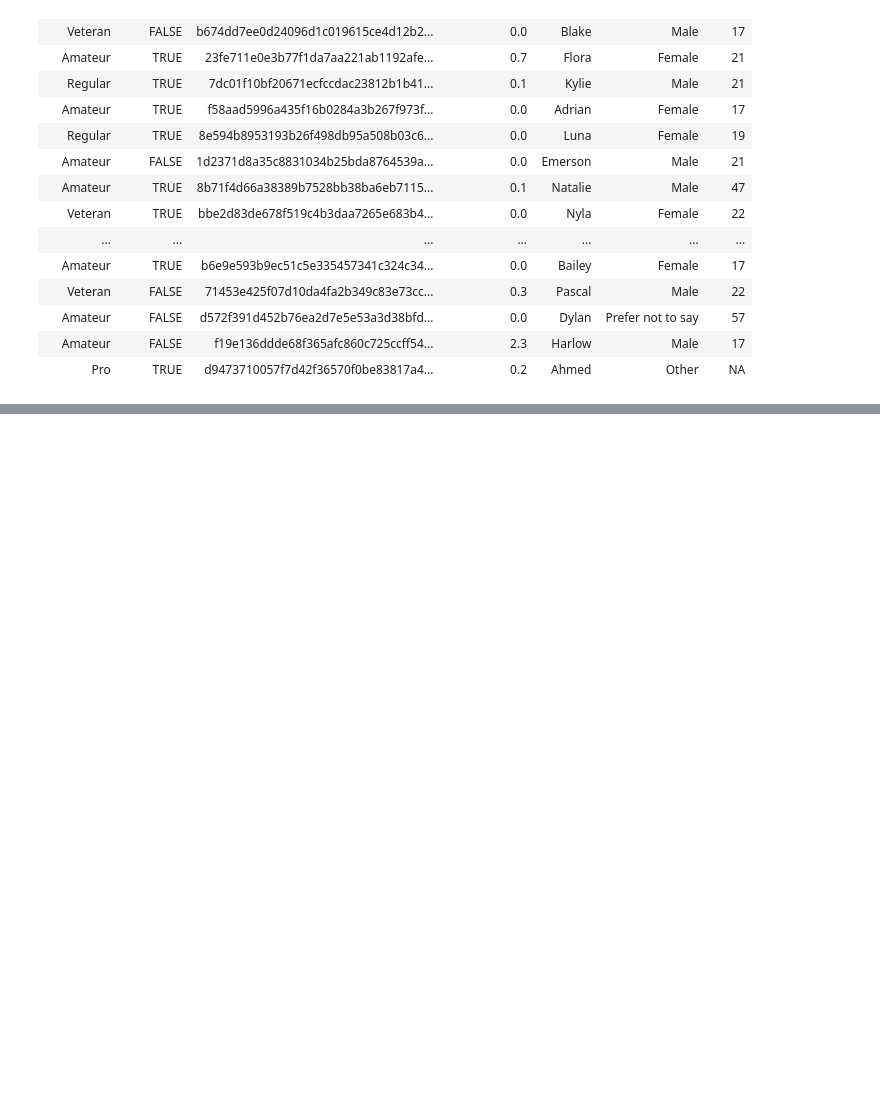
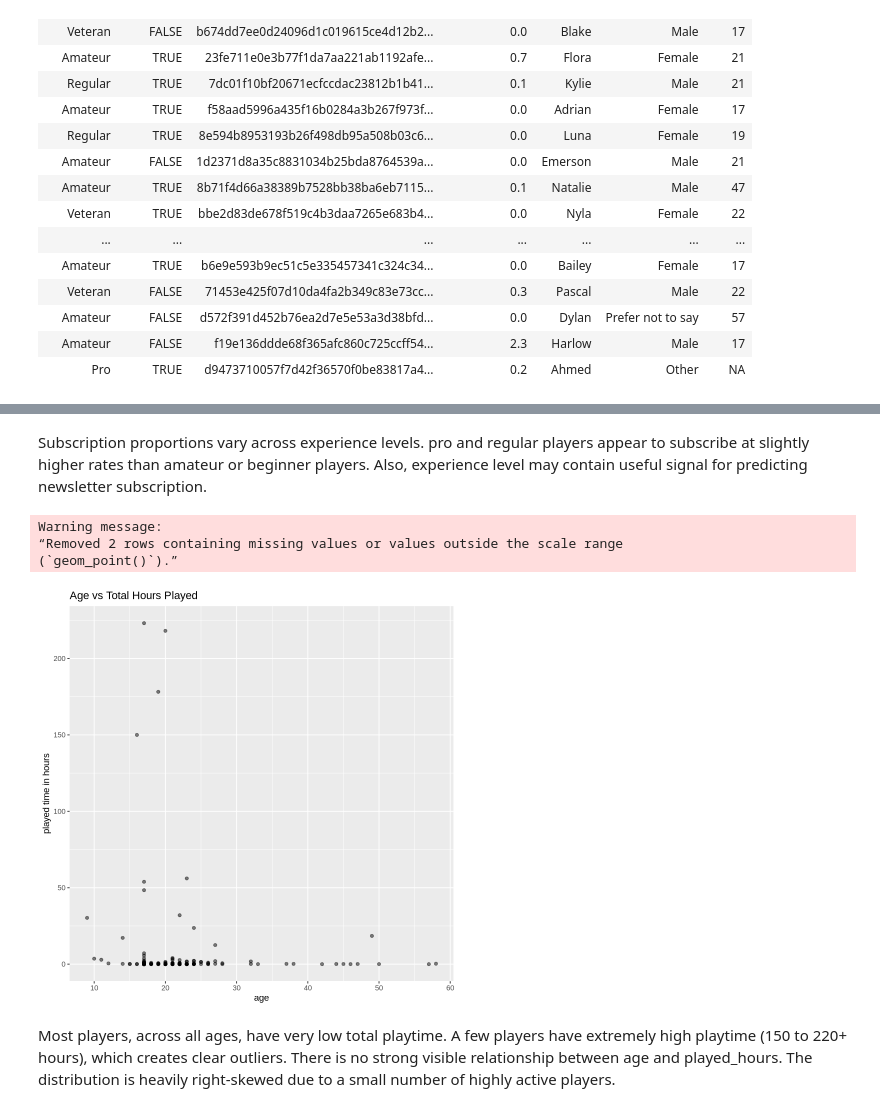
Before and after one commit to harleenr726-gif/Dsci_100_video_game_project, a Jupyter notebook: Project_Proposal.ipynb, the cells around one changed output, grey strips where cells are left out. Cells and saved outputs as stored; diff of their text form; code cells hidden in the pictures; blank space fills up the shorter version.

```diff
--- a/Project_Proposal.ipynb
+++ b/Project_Proposal.ipynb
@@ -197,0 +226,17 @@ A tibble: 196 × 7
+# %% [markdown]
+Subscription proportions vary across experience levels. pro and regular players appear to subscribe at slightly higher rates than amateur or beginner players. Also, experience level may contain useful signal for predicting newsletter subscription.
+# %%
+players_plot2 <- player_data |>
+  ggplot(aes(x = Age, y = played_hours)) +
+  geom_point(alpha = 0.5) +
+  labs(title = "Age vs Total Hours Played",
+       x = "age",
+       y = "played time in hours")
+players_plot2
+# %% [output]
+Warning message:
+“Removed 2 rows containing missing values or values outside the scale range
+(`geom_point()`).”
+[figure, added]
+# %% [markdown]
+Most players, across all ages, have very low total playtime. A few players have extremely high playtime (150 to 220+ hours), which creates clear outliers. There is no strong visible relationship between age and played_hours. The distribution is heavily right-skewed due to a small number of highly active players.
```
Also changed, not shown: parts of 4 cells of this notebook.
